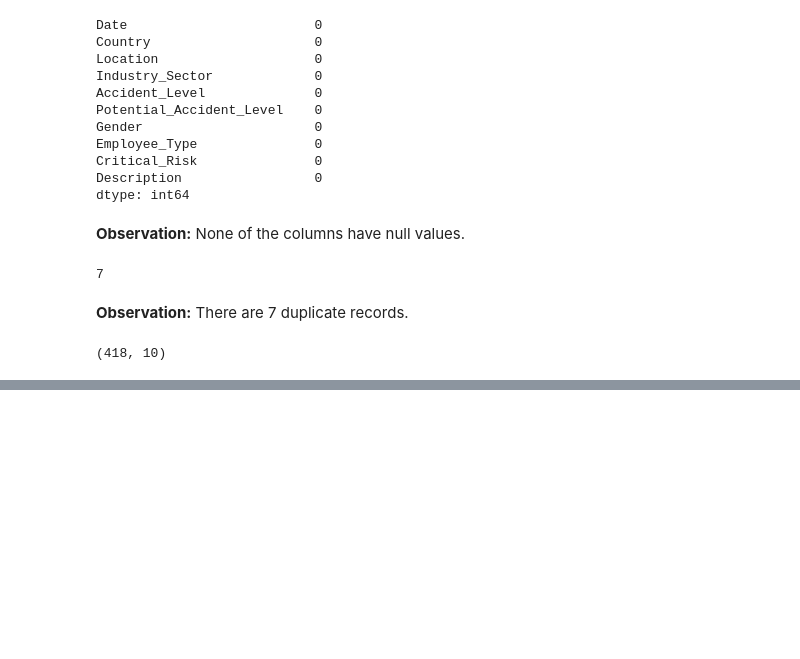
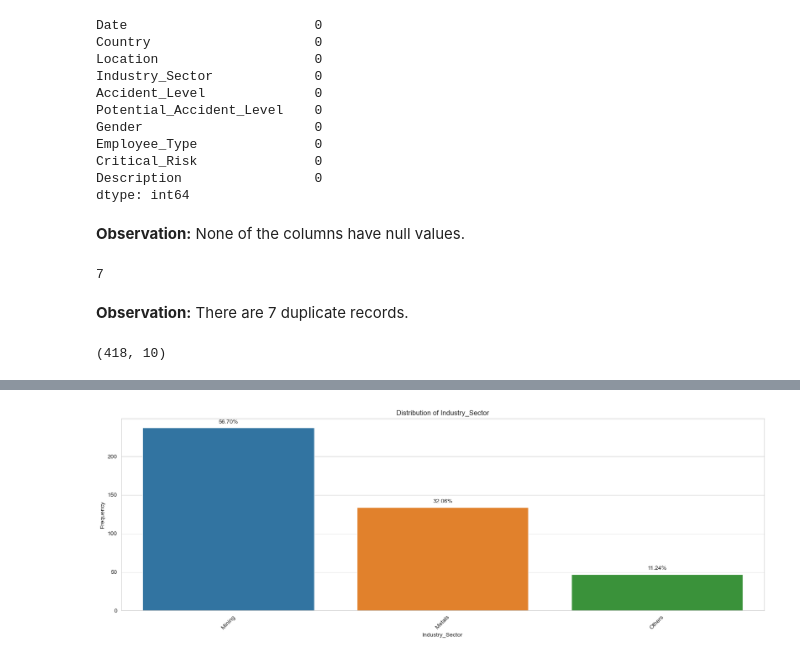
Before and after one commit to MeeruChandra/GL_NLP1_Group2, a Jupyter notebook: GLCapstone_NLP1.ipynb, the cells around one changed output, grey strips where cells are left out. Saved outputs shown, nothing was run; the diff lists cells and outputs as text; code cells hidden in the pictures; blank space fills up the shorter version.

```diff
--- a/GLCapstone_NLP1.ipynb
+++ b/GLCapstone_NLP1.ipynb
@@ -173,0 +255,4 @@ dtype: int64
+# %%
+plot_countplot(df_proc_1, 'Industry_Sector')
+# %% [output]
+[figure, added]
```
Also changed, not shown: parts of 37 cells of this notebook, 1 other file.
